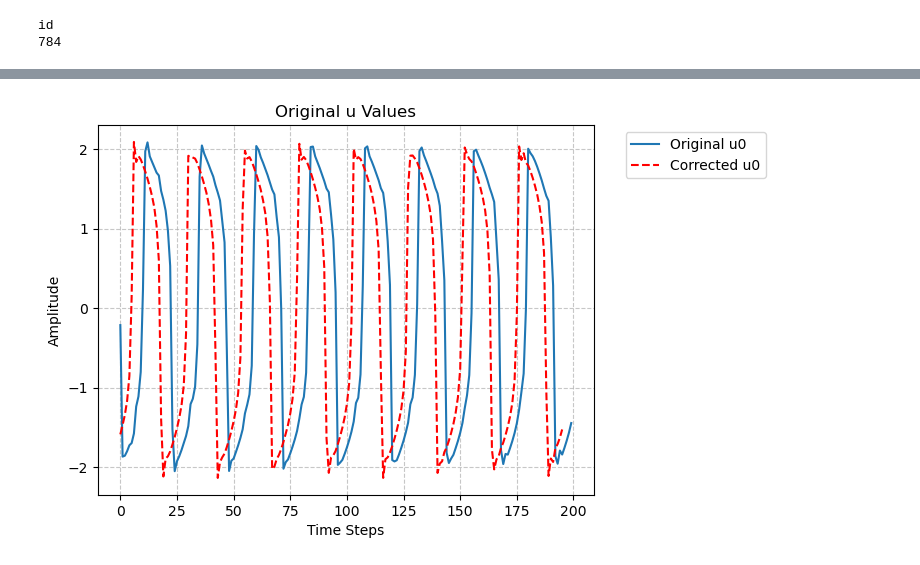
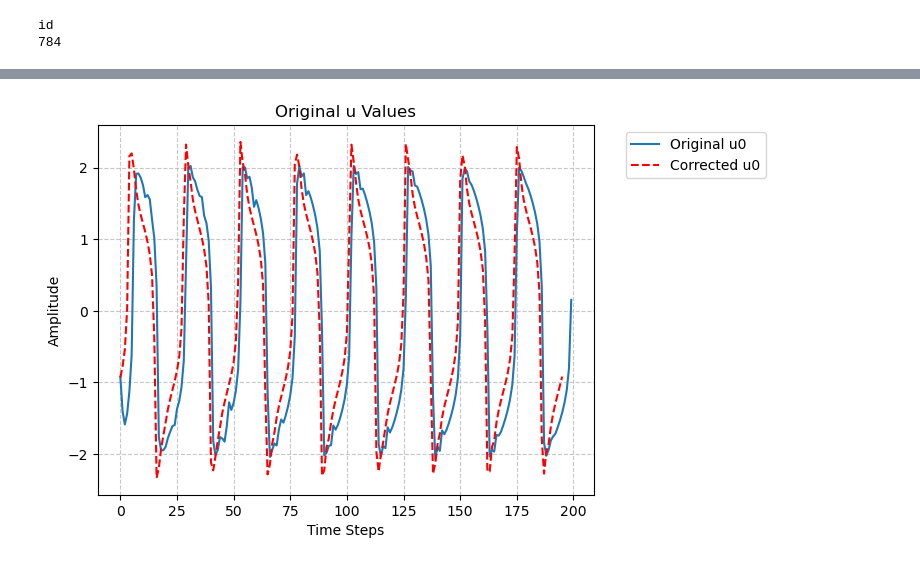
Before and after one commit to bucciadimela2-0/NeuronForecasting, a Jupyter notebook: main.ipynb, the cells around one changed output, grey strips where cells are left out. Cells and saved outputs as stored; diff of their text form; code cells hidden in the pictures.

```diff
--- a/main.ipynb
+++ b/main.ipynb
@@ -67,7 +67,7 @@ id
 #modello quanti valori predice?
 model = hybrid_model._create_gru(len(sol[1]),len(sol[1]), same_size = True)
 
-optimizer = optim.Adam(model.parameters(), lr=0.001)
+optimizer = optim.Adam(model.parameters(), lr=0.01)
 
 trained_model = hybrid_model._train(model,x_train,y_train,optimizer,epochs = 200 )
 # %% [output]
@@ -84,11 +76,10 @@ Epoch [200/200], Train Loss: 0.0233
 # %%
 forecasted = hybrid_model._forecast(trained_model, x_test, y_test)
 # %%
-
 #sol = hybrid_model._standardize(sol)
 for i in range(1):  # Limit to 5 neurons for readability
-        plt.plot(sol[:200, i], label=f'Original u{i}')
-        plt.plot(forecasted[:2000,i], label=f'Corrected u{i}')
+        plt.plot(sol[:196, 2], label=f'Original u{i}')
+        plt.plot(forecasted[:196,2], label=f'Corrected u{i}', color='red', linestyle='dashed')
 plt.title('Original u Values')
 plt.xlabel('Time Steps')
 plt.ylabel('Amplitude')
@@ -98,0 +90,11 @@ plt.grid(True, linestyle='--', alpha=0.7)
+# %%
+
+#sol = hybrid_model._standardize(sol)
+for i in range(1):  # Limit to 5 neurons for readability
+        plt.plot(sol[:196, 25], label=f'Original v{i}')
+        plt.plot(forecasted[:196,25], label=f'Corrected v{i}', color='red', linestyle='dashed')
+plt.title('Original u Values')
+plt.xlabel('Time Steps')
+plt.ylabel('Amplitude')
+plt.legend(bbox_to_anchor=(1.05, 1), loc='upper left')
+plt.grid(True, linestyle='--', alpha=0.7)
@@ -120,13 +124,13 @@ forecast = hybrid_model._forecast(trained_model_corrections, x_test, y_test, cor
 # %%
 
 
 for i in range(1):  # Limit to 5 neurons for readability
-        plt.plot(sol[:200, i], label=f'Original u{i}')
-        plt.plot(forecast[:200,i], label=f'Corrected u{i}', color='red', linestyle='dashed')
+        plt.plot(sol[:200, 2], label=f'Original u{i}')
+        plt.plot(forecast[:200,2], label=f'Corrected u{i}', color='red', linestyle='dashed')
 plt.title('Original u Values')
 plt.xlabel('Time Steps')
 plt.ylabel('Amplitude')
 plt.legend(bbox_to_anchor=(1.05, 1), loc='upper left')
 plt.grid(True, linestyle='--', alpha=0.7)
 # %% [output]
-[figure, old version]
+[figure, new version]
```
Also changed, not shown: parts of 7 cells of this notebook, 9 other files.
